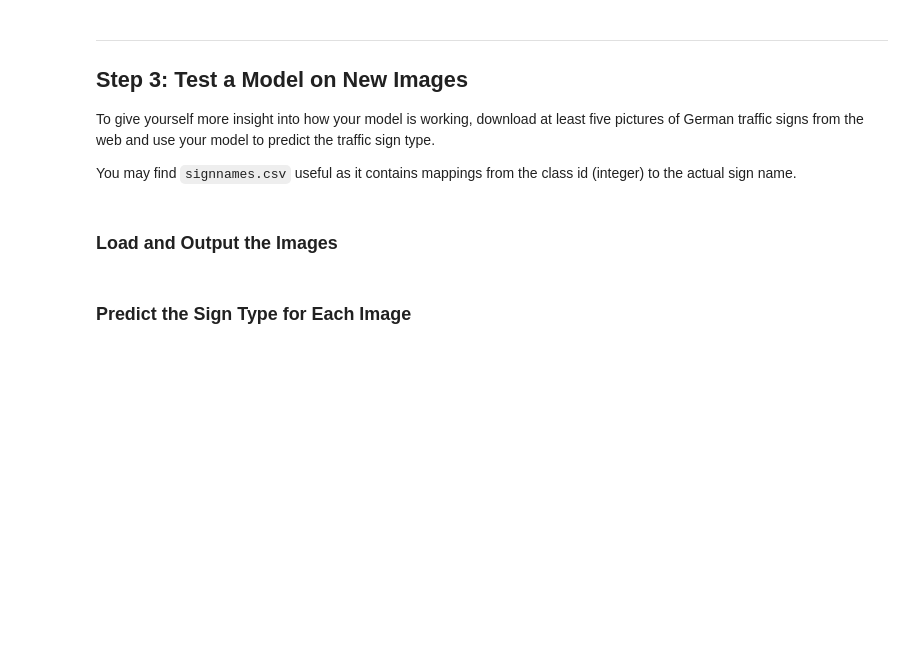
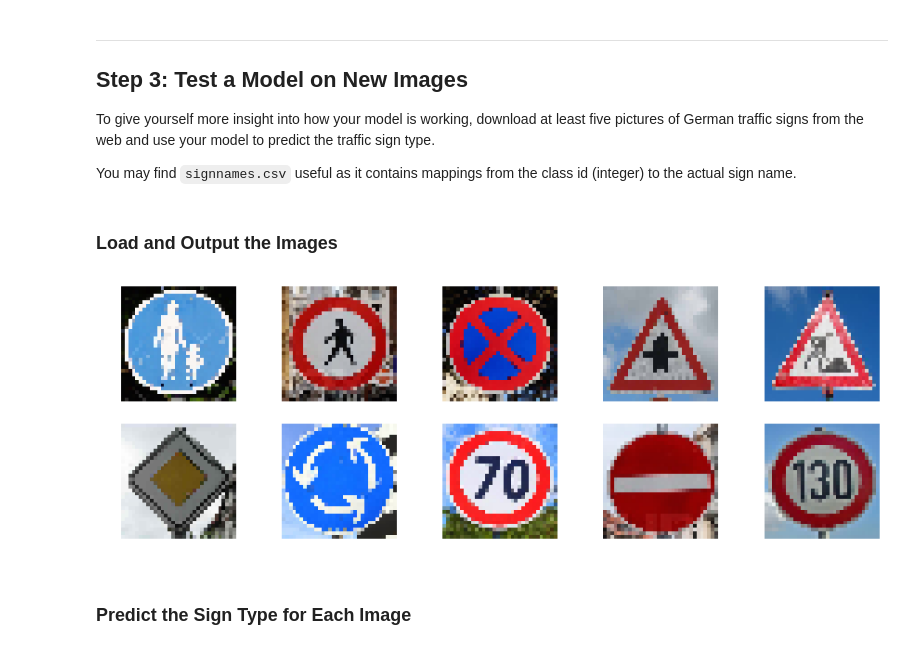
Before and after one commit to gregor1987/CarND-Traffic-Sign-Classifier-Project, a Jupyter notebook: Traffic_Sign_Classifier.ipynb, the cells around one changed output. Drawn from its saved outputs; the diff is of its cells as text; code cells hidden in the pictures; blank space fills up the shorter version.

```diff
--- a/Traffic_Sign_Classifier.ipynb
+++ b/Traffic_Sign_Classifier.ipynb
@@ -25,9 +25,9 @@ import pickle
 
 # TODO: Fill this in based on where you saved the training and testing data
 
-training_file = 'train.p'
-validation_file= 'valid.p'
-testing_file = 'test.p'
+training_file = './traffic-signs-data/train.p'
+validation_file= './traffic-signs-data/valid.p'
+testing_file = './traffic-signs-data/test.p'
 
 with open(training_file, mode='rb') as f:
     train = pickle.load(f)
@@ -365,2 +362,39 @@ You may find `signnames.csv` useful as it contains mappings from the class id (i
+# %%
+import csv
+import os
+import cv2
+import matplotlib.pyplot as plt
+import numpy as np
+
+%matplotlib inline
+
+signnames = {}
+
+with open('signnames.csv', 'rt') as csvfile:
+    signreader = csv.reader(csvfile)
+    for x in signreader:
+        signnames[x[0]] = x[1]
+
+test_images = []
+path = './test_images/'
+
+plt.figure(figsize=(15, 5))
+
+for image in os.listdir(path):
+    img = cv2.imread(path + image)
+    img = cv2.resize(img, (32,32))
+    img = cv2.cvtColor(img, cv2.COLOR_BGR2RGB)
+    test_images.append(img)
+
+test_images = np.array(test_images)
+test_images = test_images/255
+
+for i, image in enumerate(test_images):
+    grid = plt.subplot(len(test_images)/5,5,i+1)
+    grid.imshow(image), plt.axis('off')
+
+plt.show()
+# %% [output]
+[figure, added]
 # %% [markdown]
 ### Predict the Sign Type for Each Image
```
Also changed, not shown: parts of 8 cells of this notebook, 3 other files.
